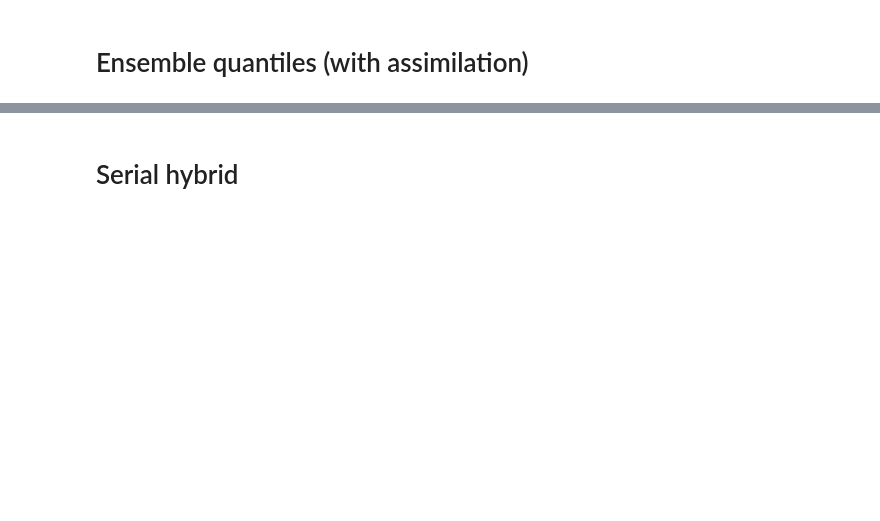
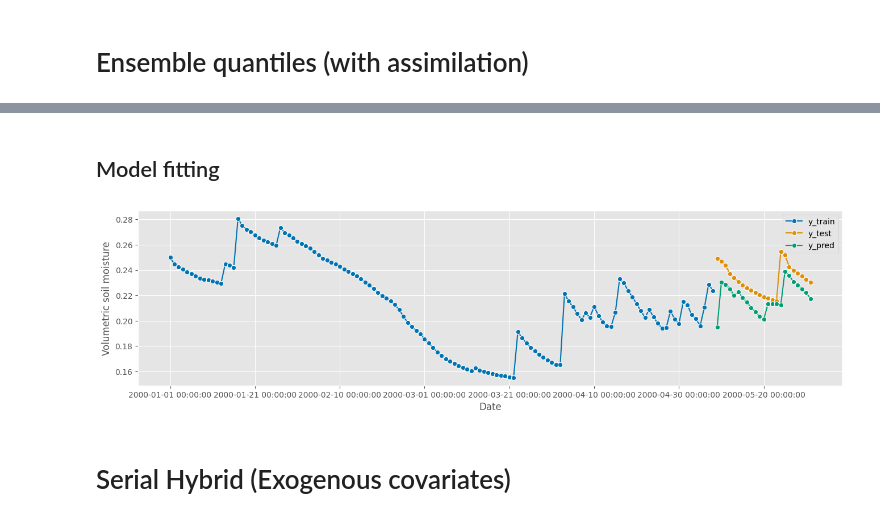
Before and after one commit to JBris/wofost-data-assimilation, a Jupyter notebook: notebooks/serial_hybrid.ipynb, the cells around one changed output, grey strips where cells are left out. Cells and saved outputs as stored; diff of their text form; code cells hidden in the pictures; blank space fills up the shorter version.

```diff
--- a/notebooks/serial_hybrid.ipynb
+++ b/notebooks/serial_hybrid.ipynb
@@ -241,2 +274,78 @@ fig.autofmt_xdate()
+# %%
+y = pd.DataFrame(hierarchical_df[value_col])
+obs = pd.DataFrame(observed_df[value_col])
+y_train, y_test = temporal_train_test_split(y, test_size=0.15)
+obs_train, obs_test = temporal_train_test_split(obs, test_size=0.15)
+
+y_train = np.log(y_train)
+y_test = np.log(y_test)
+# %% [markdown]
+## Model fitting
+# %%
+kwargs = {
+    "lag_feature": {
+        "lag": range(1, 15),
+        "mean": [[1, 3], [3, 6], [6, 9], [9, 12], [12, 15], [15, 18]],
+        "std": [[1, 3], [3, 6], [6, 9], [9, 12], [12, 15], [15, 18]],
+    },
+    "truncate": "bfill"
+}
+
+forecasters = []
+for regressor in [
+    KNeighborsRegressor(n_neighbors=8, n_jobs = -1),
+    RadiusNeighborsRegressor(n_jobs = -1)
+]:
+    forecaster_name = regressor.__class__.__name__
+    forecaster = TransformedTargetForecaster(
+        [
+            ("deseasonalize", Deseasonalizer(model="additive", sp=52)),
+            ("forecast", make_reduction(
+                regressor,
+                transformers = [ WindowSummarizer(**kwargs, n_jobs=-1) ],
+                window_length=None,
+                strategy="recursive",
+                pooling="global",
+            )),
+        ]
+    )
+    forecasters.append((forecaster_name, forecaster))
+
+forecasters.append((
+    STLForecaster.__class__.__name__,
+    STLForecaster(
+        sp=48,
+        seasonal=25,
+        seasonal_deg=20,
+        trend_deg=20,
+        low_pass_deg=20,
+        robust=False,
+        seasonal_jump=20,
+        trend_jump=20,
+        low_pass_jump=20,
+    )
+))
+forecaster = EnsembleForecaster(forecasters=forecasters, n_jobs = -1, aggfunc = "median")
+
+fh = range(1, len(y_test.loc[0]) + 1)
+import warnings
+warnings.filterwarnings('ignore')
+forecaster.fit(y=y_train, fh=fh)
+y_global_pred = forecaster.predict(fh=fh)
+
+def aggregate_ts(ts):
+    return ts.reset_index().groupby("day").median().reset_index().drop(columns = "sim_id").set_index("day")
+
+plot_series(
+    obs_train,
+    obs_test,
+    np.exp(aggregate_ts(y_global_pred)),
+    labels=["y_train", "y_test", "y_pred"],
+    x_label='Date',
+    y_label='Volumetric soil moisture',
+    pred_interval = None
+);
+# %% [output]
+[figure, added]
 # %% [markdown]
-# Serial hybrid
+# Serial Hybrid (Exogenous covariates)
```
Also changed, not shown: parts of 19 cells of this notebook.
